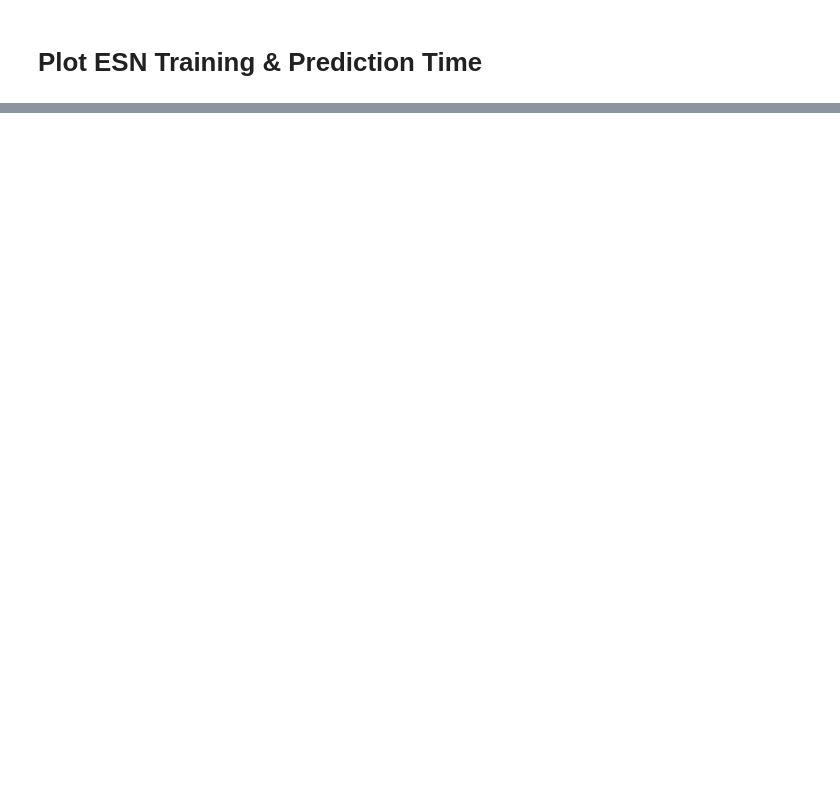
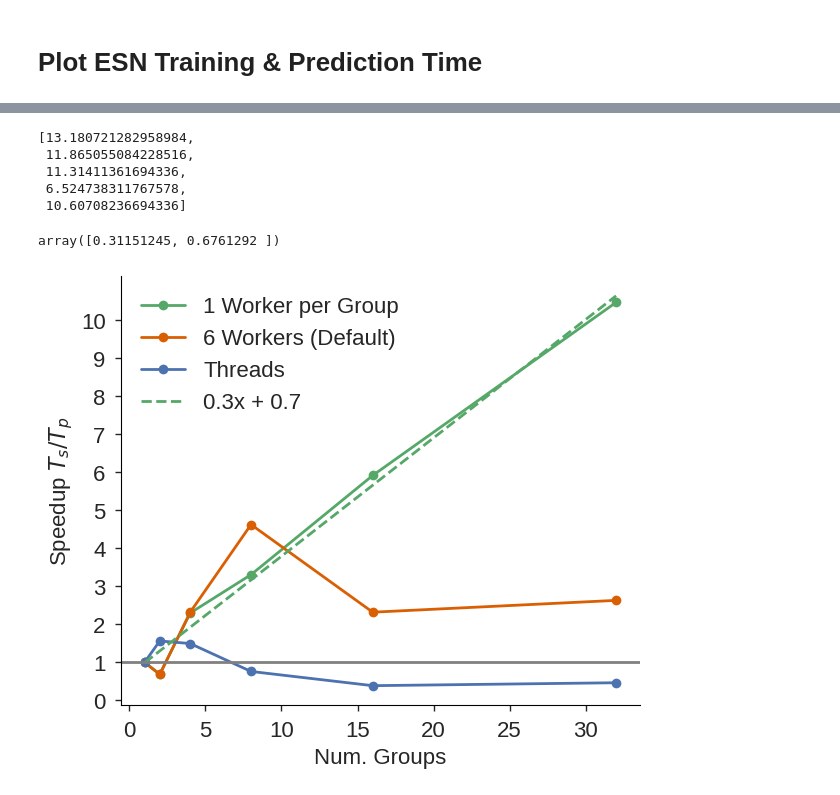
Before and after one commit to timothyas/xesn, a Jupyter notebook: scaling/plot_scaling.ipynb, the cells around one changed output, grey strips where cells are left out. Cells and saved outputs as stored; diff of their text form; code cells hidden in the pictures; blank space fills up the shorter version.

```diff
--- a/scaling/plot_scaling.ipynb
+++ b/scaling/plot_scaling.ipynb
@@ -170,0 +233,7 @@ dslist[0].prediction.plot.line(x='n_reservoir')
+# %%
+ds = ESNTiming(mode="lazy", proc="gcp-cpu", n_input=(256,), n_reservoir=(500,1000,2000,4000,8000), n_x=(2,4,8,16,32,64,128))()
+ds2 = ESNTiming(mode="lazy", proc="gcp-cpu", n_input=(256,), n_reservoir=(500,1000,2000,4000,8000), n_x=(2,4,8,16,32,64,128), iter=1)()
+tds = ESNTiming(mode="lazy-threaded", proc="gcp-cpu", n_input=(256,), n_reservoir=(500,1000,2000,4000,8000), n_x=(2,4,8,16,32,64,128))()
+tds2 = ESNTiming(mode="lazy-threaded", proc="gcp-cpu", n_input=(256,), n_reservoir=(500,1000,2000,4000,8000), n_x=(2,4,8,16,32,64,128), iter=1)()
+wdds = ESNTiming(mode="lazy-worker-default", proc="gcp-cpu", n_input=(256,), n_reservoir=(500,1000,2000,4000,8000), n_x=(2,4,8,16,32,64,128))()
+wdds2 = ESNTiming(mode="lazy-worker-default", proc="gcp-cpu", n_input=(256,), n_reservoir=(500,1000,2000,4000,8000), n_x=(2,4,8,16,32,64,128), iter=1)()
@@ -170,0 +291,44 @@ dslist[0].prediction.plot.line(x='n_reservoir')
+# %%
+wdmdslist
+# %% [output]
+[13.180721282958984,
+ 11.865055084228516,
+ 11.31411361694336,
+ 6.524738311767578,
+ 10.60708236694336]
+# %%
+speedup = wp[0]/wp
+threaded_speedup = tp[0]/tp
+default_speedup = wdp[0]/wdp
+# %%
+p = np.polyfit(n_procs, speedup, deg=1)
+pthreaded = np.polyfit(n_procs, threaded_speedup, deg=1)
+pdefault = np.polyfit(n_procs, default_speedup, deg=1)
+# %%
+p
+# %% [output]
+array([0.31151245, 0.6761292 ])
+# %%
+yhat = np.polyval(p, n_procs)
+zhat = np.polyval(pthreaded, n_procs)
+what = np.polyval(pdefault, n_procs)
+# %%
+fig, ax = plt.subplots(figsize=(6,5), constrained_layout=True)
+n_procs = np.array([1, 2, 4, 8, 16, 32])
+ax.plot(n_procs, speedup, marker="o", label="1 Worker per Group")
+ax.plot(n_procs, default_speedup, marker="o", label="6 Workers (Default)")
+ax.plot(n_procs, threaded_speedup, marker="o", label="Threads")
+ax.plot(n_procs, yhat, color="C0", ls="--", label=f"{p[0]:.1f}x + {p[1]:.1f}")
+ax.axhline(y=1, color="gray")
+plt.legend()
+
+ax.set(
+    xlabel=f"Num. Groups",
+    ylabel="Speedup $T_s / T_p$",
+    yticks=np.arange(11)
+)
+
+plt.show()
+fig.savefig(f"lazy-scaling.pdf", bbox_inches="tight")
+# %% [output]
+[figure, added]
```
Also changed, not shown: parts of 23 cells of this notebook, 6 other files.
